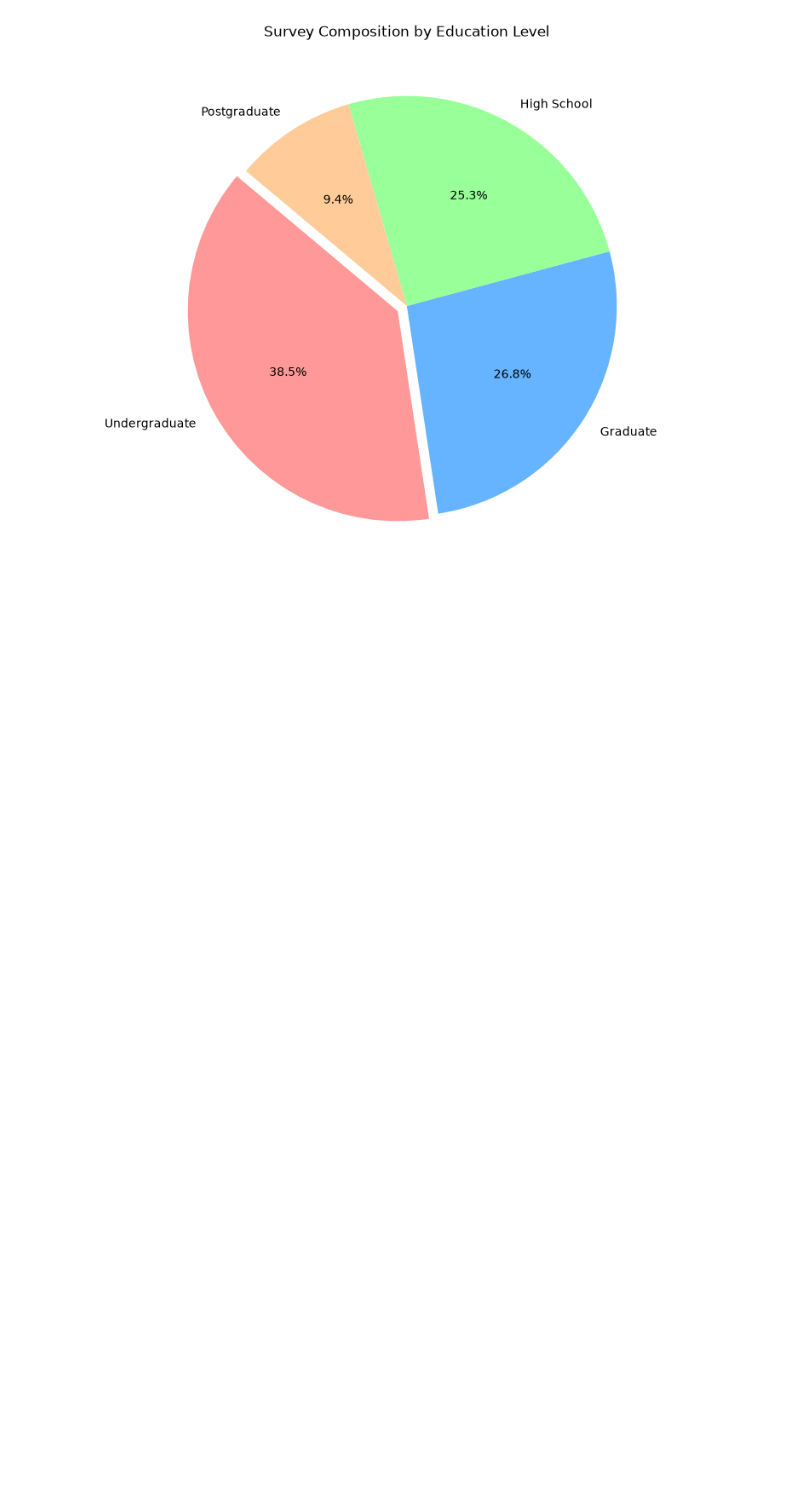
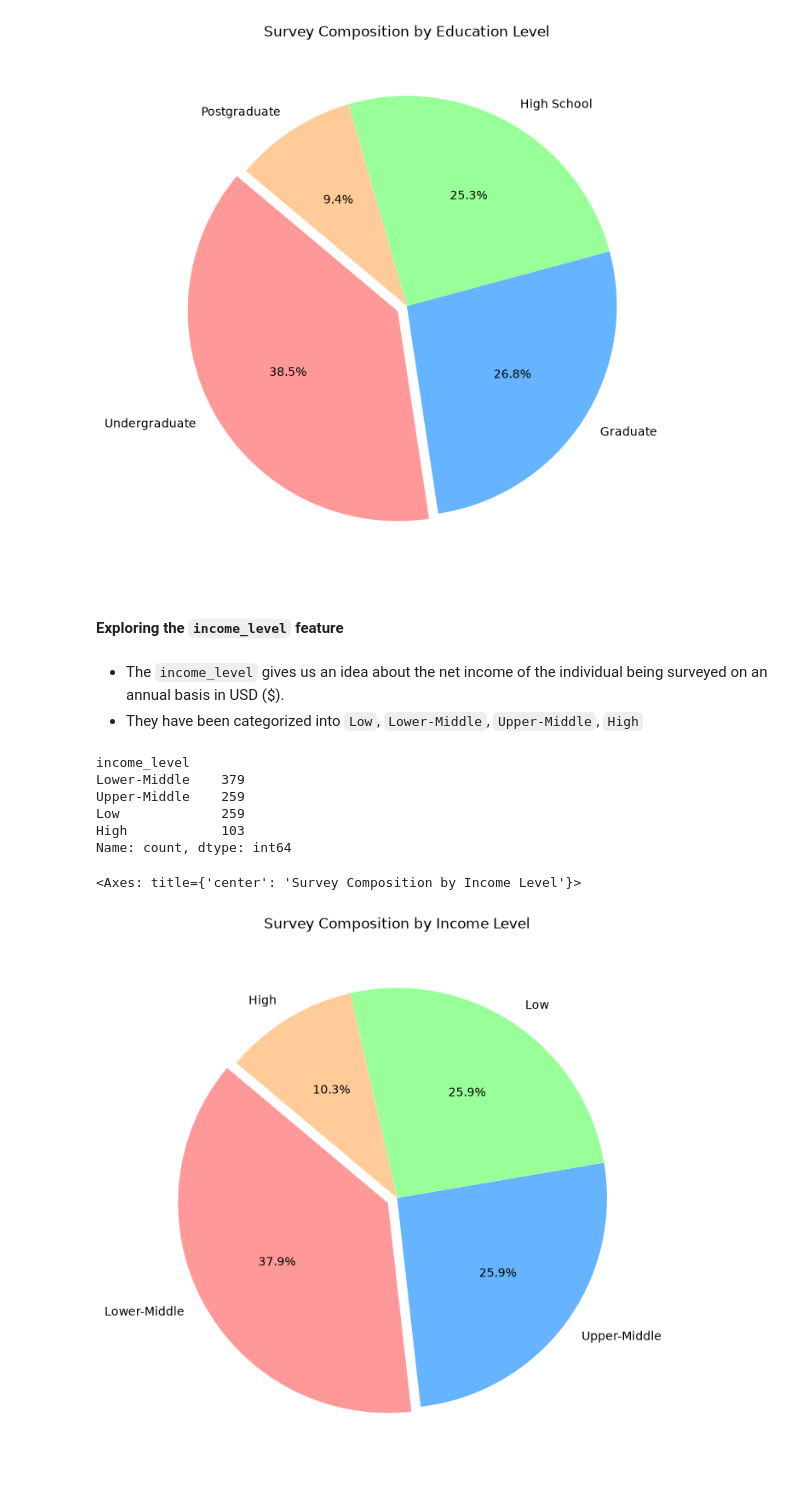
Before and after one commit to adiban17/ai_companion_dependency, a Jupyter notebook: notebook/exploratory_data_analysis.ipynb, the cells around one changed output. Saved outputs shown, nothing was run; the diff lists cells and outputs as text; code cells hidden in the pictures; blank space fills up the shorter version.

```diff
--- a/notebook/exploratory_data_analysis.ipynb
+++ b/notebook/exploratory_data_analysis.ipynb
@@ -278,3 +278,33 @@ education_level_counts.plot(
 # %% [output]
 <Axes: title={'center': 'Survey Composition by Education Level'}>
 [figure]
+# %% [markdown]
+#### Exploring the `income_level` feature
+# %% [markdown]
+- The `income_level` gives us an idea about the net income of the individual being surveyed on an annual basis in USD ($).
+- They have been categorized into `Low`, `Lower-Middle`, `Upper-Middle`, `High`
+# %%
+# Income Level Counts
+df['income_level'].value_counts()
+# %% [output]
+income_level
+Lower-Middle    379
+Upper-Middle    259
+Low             259
+High            103
+Name: count, dtype: int64
+# %%
+# Visulaizing the composition by income level
+plt.figure(figsize=(8, 8))
+income_level_counts = df['income_level'].value_counts()
+plt.title('Survey Composition by Income Level')
+income_level_counts.plot(
+    kind='pie',
+    autopct='%1.1f%%',
+    startangle=140,
+    colors=['#ff9999', '#66b3ff', '#99ff99', '#ffcc99'],
+    explode=(0.05, 0, 0, 0)
+)
+# %% [output]
+<Axes: title={'center': 'Survey Composition by Income Level'}>
+[figure, added]
```
Also changed, not shown: parts of 21 cells of this notebook.
